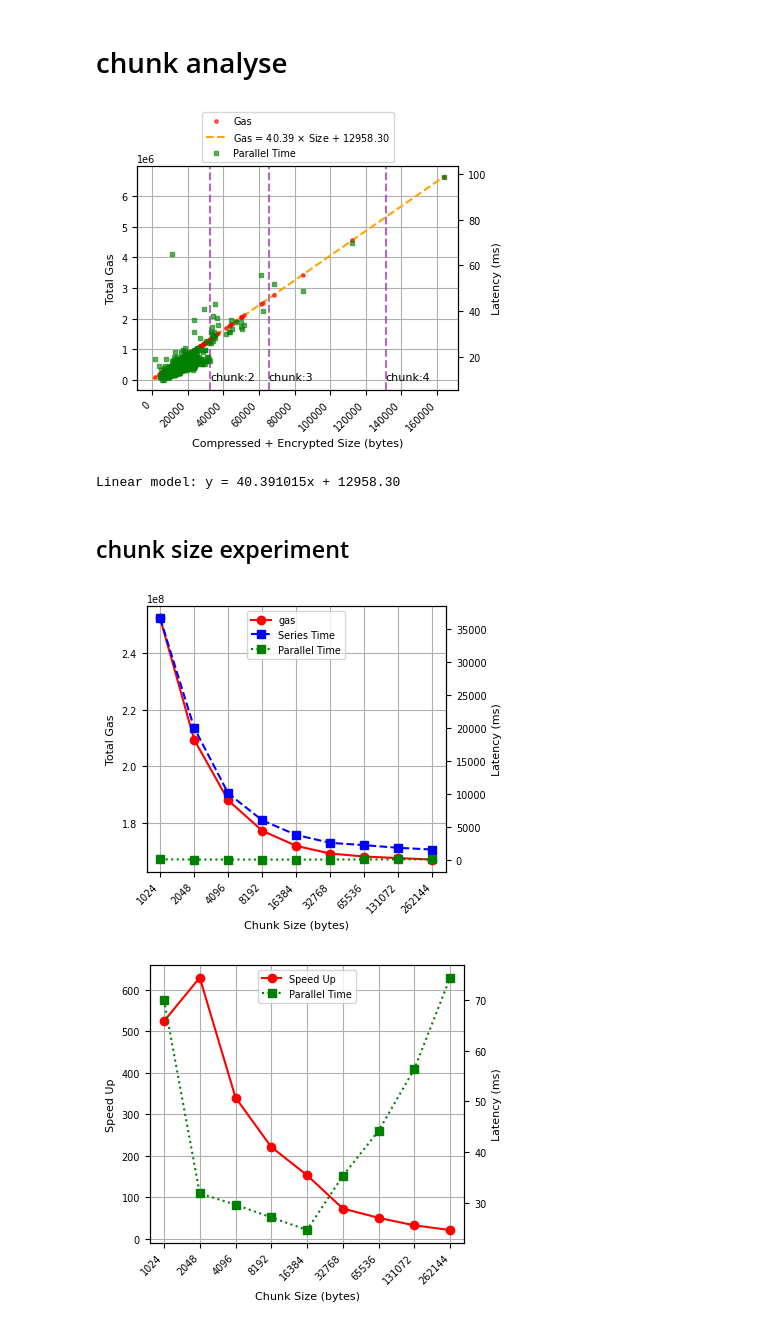
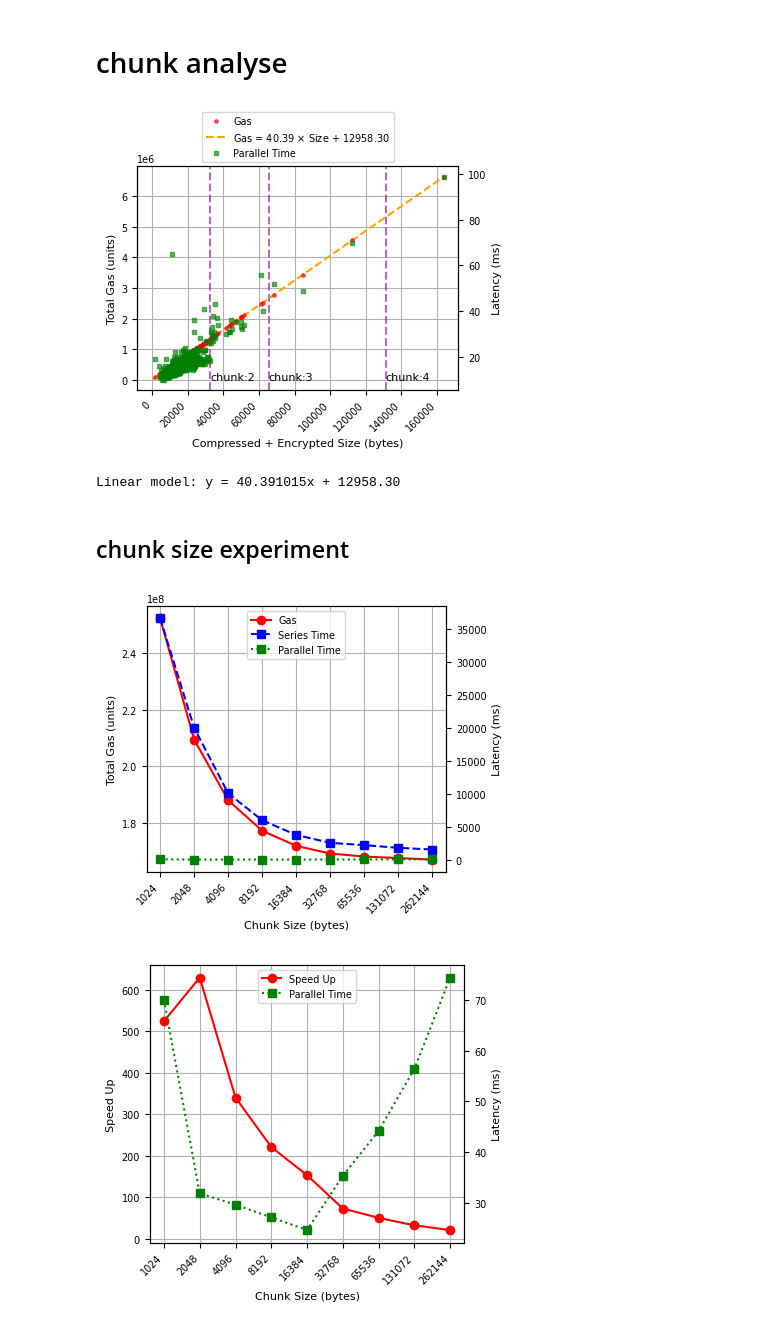
Before and after one commit to thales-must/dapp-ri, a Jupyter notebook: analysis/chunk.ipynb, the cells around one changed output. Saved outputs shown, nothing was run; the diff lists cells and outputs as text; code cells hidden in the pictures.

Commit message:
update graphic

```diff
--- a/analysis/chunk.ipynb
+++ b/analysis/chunk.ipynb
@@ -38,7 +38,7 @@ def get_chunk_sample(df):
 
     # 左轴：Gas
     ax1.set_xlabel("Compressed + Encrypted Size (bytes)")
-    ax1.set_ylabel("Total Gas")
+    ax1.set_ylabel("Total Gas (units)")
 
     line1 = 2**15
     line2 = 2**16
@@ -84,34 +84,34 @@ def get_chunk_sample(df):
     a, b = np.polyfit(x, y, 1)
     x_line = np.linspace(0, x.max(), 100)
     y_line = a * x_line + b
     ax1.plot(
         x_line,
         y_line,
         # linewidth=1,
         linestyle="--",
         c="orange",
         label=fr"Gas = {a:.2f} $\times$ Size + {b:.2f}"
     )
 
     # 合并 legend
     lines1, labels1 = ax1.get_legend_handles_labels()
     lines2, labels2 = ax2.get_legend_handles_labels()
 
     ax1.legend(
         lines1 + lines2,
         labels1 + labels2,
         loc="lower center",
         bbox_to_anchor=(0.5, 1)
     )
 
     ax1.grid(True)
 
     plt.tight_layout()
     plt.show()
     print(f"Linear model: y = {a:.6f}x + {b:.2f}")
 get_chunk_sample(sample_df)
 # %% [output]
-[figure, old version]
+[figure, new version]
 Linear model: y = 40.391015x + 12958.30
 # %% [markdown]
 ## chunk size experiment
@@ -133,10 +133,10 @@ def chunk_gas_latency(df):
 
     # 左轴：Gas
     ax1.set_xlabel("Chunk Size (bytes)")
-    ax1.set_ylabel("Total Gas")
+    ax1.set_ylabel("Total Gas (units)")
 
     # 用位置索引绘图
-    ax1.plot(x_positions, df["totalGas"]["mean"], marker='o', c="r", label="gas")
+    ax1.plot(x_positions, df["totalGas"]["mean"], marker='o', c="r", label="Gas")
 
     # 设置 x 轴刻度为所有位置
     ax1.set_xticks(x_positions)
@@ -161,7 +161,7 @@ def chunk_gas_latency(df):
     plt.show()
 chunk_gas_latency(chunk_df)
 # %% [output]
-[figure, old version]
+[figure, new version]
 # %%
 def speed_up(df):
     df["speedup"] = df["seriesTime"]["mean"] / df["parallelTime"]["mean"]
```
Also changed, not shown: 3 other files.
